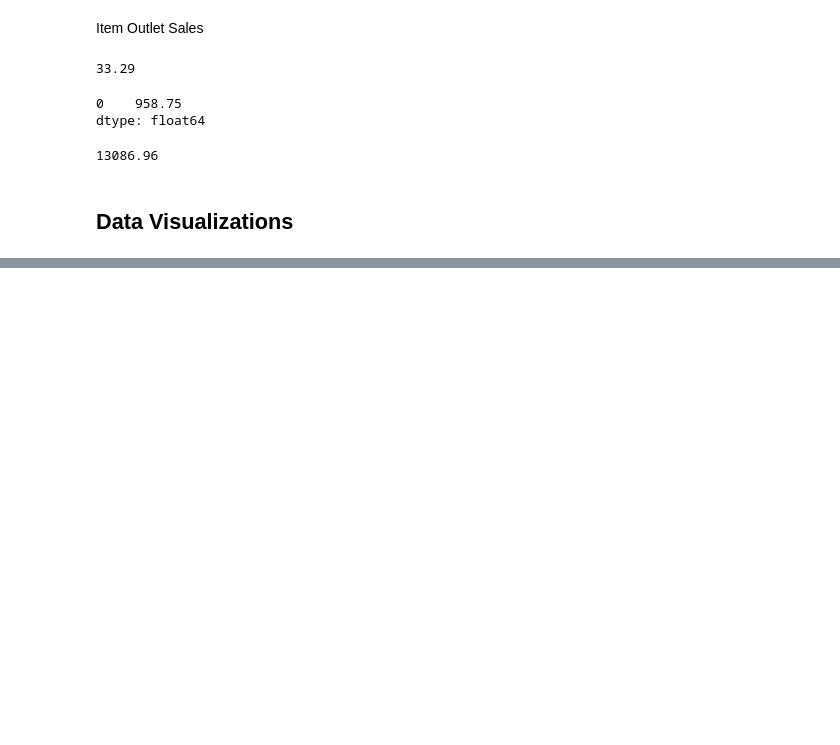
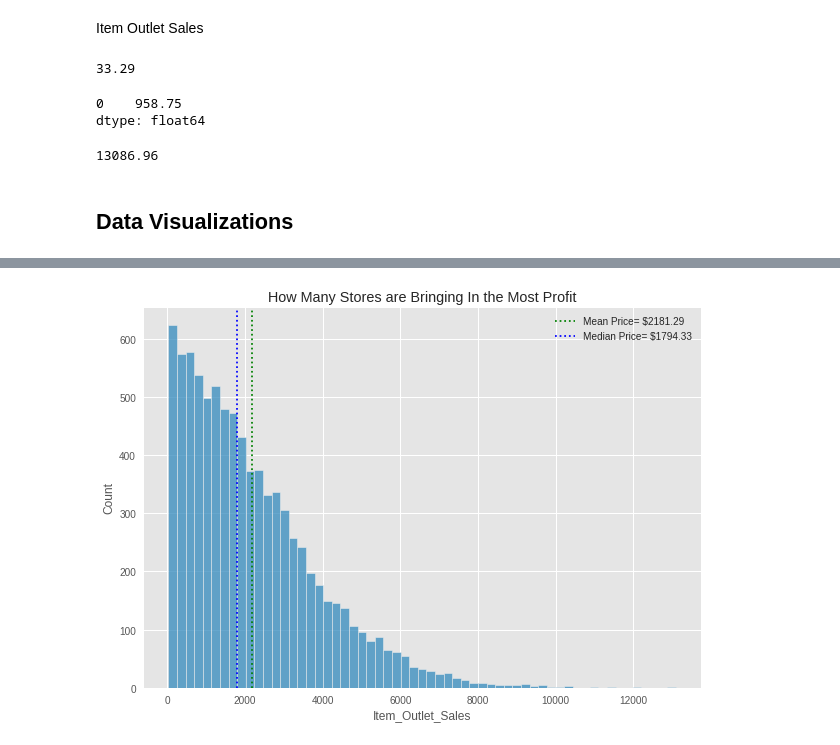
Before and after one commit to CameronBannick/UAP_REPORT, a Jupyter notebook: 05_Sales_Predictions.ipynb, the cells around one changed output, grey strips where cells are left out. Drawn from its saved outputs; the diff is of its cells as text; code cells hidden in the pictures; blank space fills up the shorter version.

```diff
--- a/05_Sales_Predictions.ipynb
+++ b/05_Sales_Predictions.ipynb
@@ -235,0 +212,20 @@ Text(0, 0.5, 'Product Type')
+# %%
+fig, ax = plt.subplots(figsize=(10,7))
+
+sns.histplot(data=df, x='Item_Outlet_Sales', ax=ax)
+ax.set(title='How Many Stores are Bringing In the Most Profit')
+
+
+mean_price = df['Item_Outlet_Sales'].mean()
+ax.axvline(mean_price,color='g', ls=':',
+           label=f"Mean Price= ${round(mean_price,2)}");
+
+med_price = df['Item_Outlet_Sales'].median()
+ax.axvline(med_price,color='b', ls=':',
+           label=f"Median Price= ${round(med_price,2)}");
+
+ax.legend();
+
+plt.style.use('ggplot')
+# %% [output]
+[figure, added]
```
Also changed, not shown: parts of 14 cells of this notebook.
